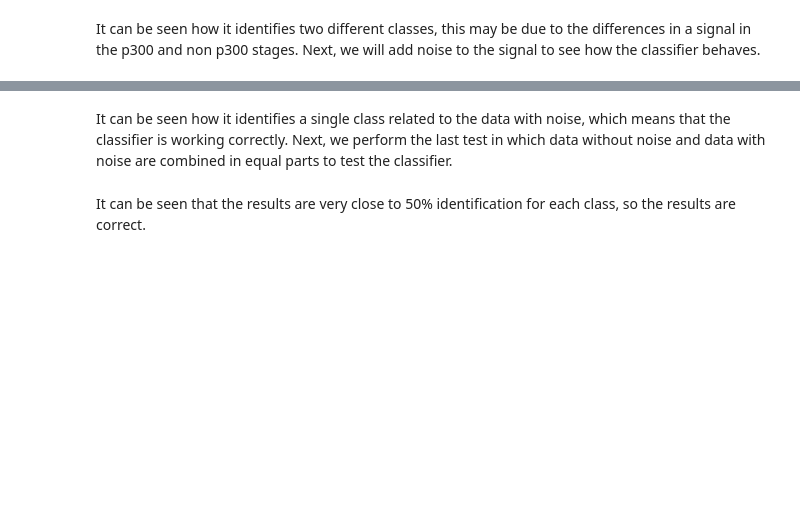
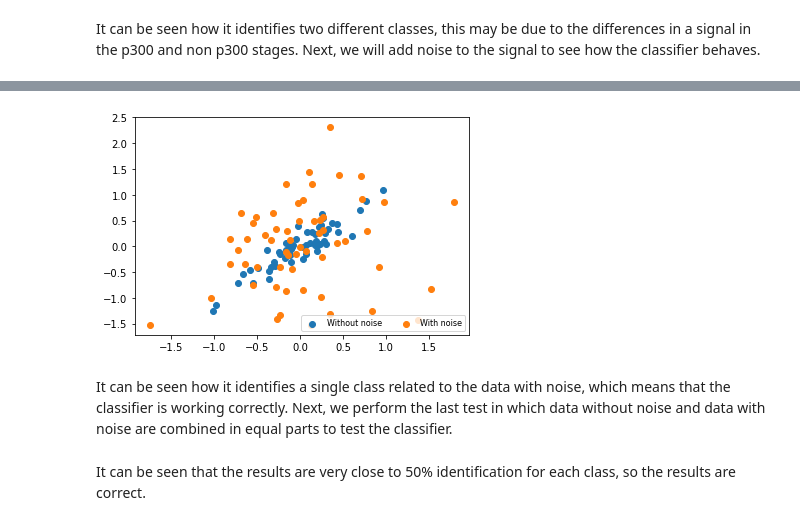
Before and after one commit to CyberBrain-Project/framework-cyberattacks, a Jupyter notebook: framework_core.ipynb, the cells around one changed output, grey strips where cells are left out. Drawn from its saved outputs; the diff is of its cells as text; code cells hidden in the pictures; blank space fills up the shorter version.

```diff
--- a/framework_core.ipynb
+++ b/framework_core.ipynb
@@ -297,6 +332,8 @@ print("\t",unique_elements,"    ",counts_elements)
 It can be seen how it identifies two different classes, this may be due to the differences in a signal in the p300 and non p300 stages. Next, we will add noise to the signal to see how the classifier behaves.
 # %%
 X_noise_train, X_noise_test = train_test_split(X_noise, test_size=0.10, random_state=42,shuffle=False)
+# %%
+X_noise_test_original = X_noise_test
 # %%
 max_noise = 0.8
 noise = np.random.normal(0.0, max_noise, X_noise_test.shape)
@@ -305,6 +342,9 @@ X_noise_test = X_noise_test + noise
 
 nsamples, nx, ny = X_noise_test.shape
 X_noise_new = X_noise_test.reshape((nsamples,nx*ny))
+# %%
+nsamples, nx, ny = X_noise_test_original.shape
+X_noise_test_original = X_noise_test_original.reshape((nsamples,nx*ny))
 # %%
 pred = clf.predict(X_noise_new)
 unique_elements, counts_elements = np.unique(pred, return_counts=True)
@@ -312,3 +354,10 @@ print("\t",unique_elements,"    ",counts_elements)
+# %%
+wn = plt.scatter(X_noise_test_original[:,0], X_noise_test_original[:,1])
+yn = plt.scatter(X_noise_new[:,0], X_noise_new[:,1])
+
+plt.savefig('noise_added_scatter_08.pdf', bbox_inches='tight')
+# %% [output]
+[figure, added]
 # %% [markdown]
 It can be seen how it identifies a single class related to the data with noise, which means that the classifier is working correctly. Next, we perform the last test in which data without noise and data with noise are combined in equal parts to test the classifier.
 # %%
```
Also changed, not shown: parts of 10 cells of this notebook, 1 other file.
